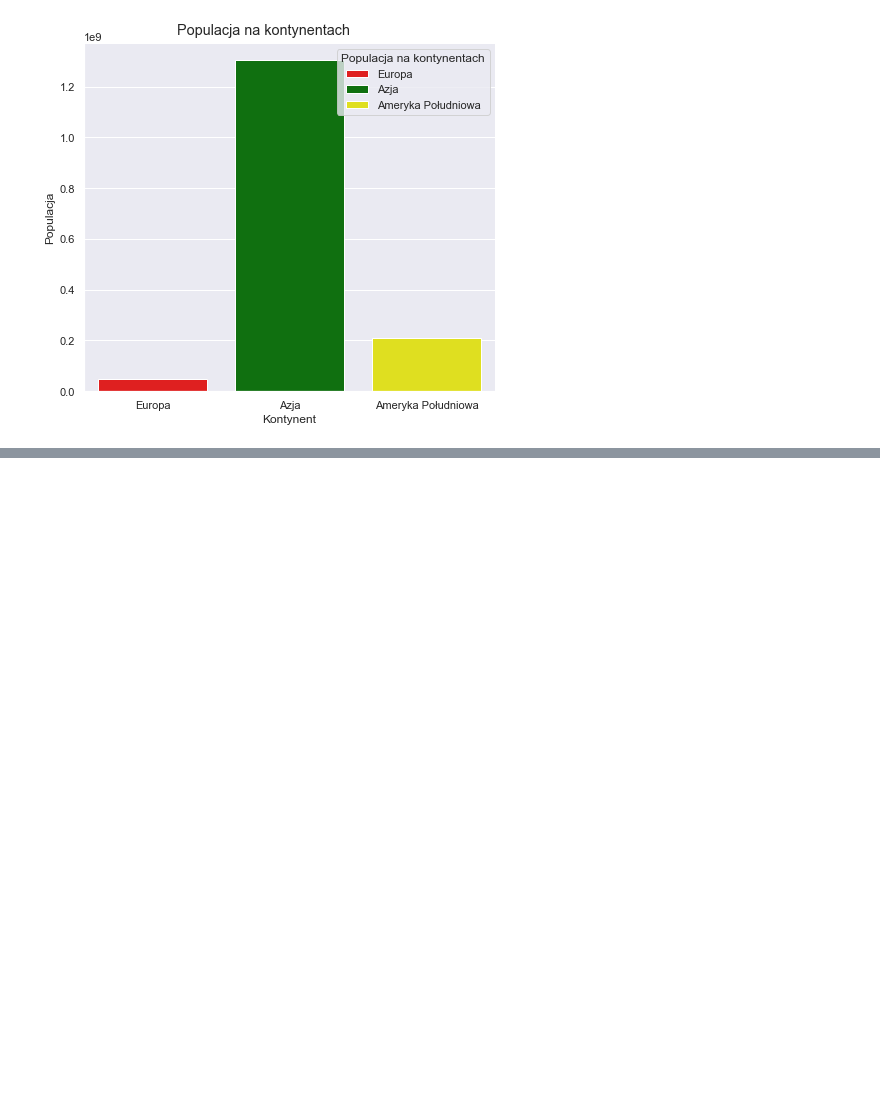
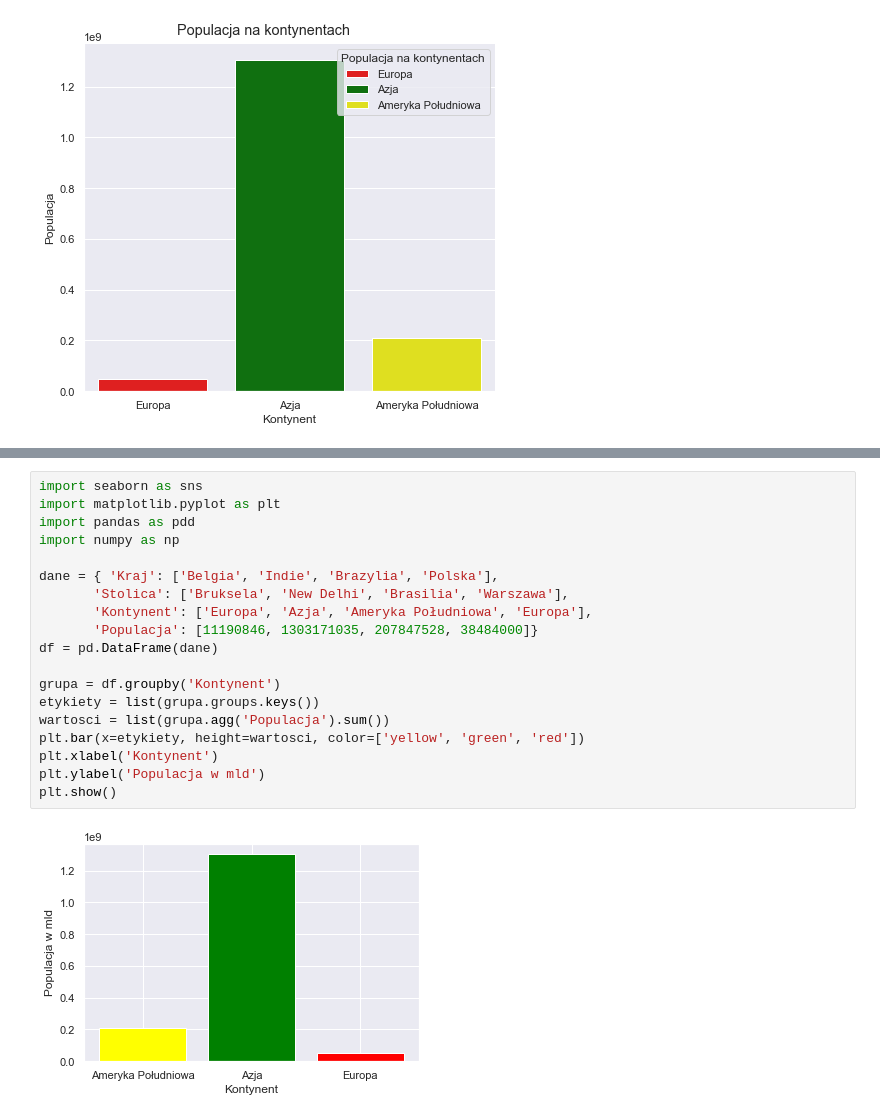
Before and after one commit to kmroz3839/WD164462, a Jupyter notebook: Untitled-1.ipynb, the cells around one changed output, grey strips where cells are left out. Cells and saved outputs as stored; diff of their text form; blank space fills up the shorter version.

```diff
--- a/Untitled-1.ipynb
+++ b/Untitled-1.ipynb
@@ -98,0 +99,21 @@ plt.show()
+# %%
+import seaborn as sns
+import matplotlib.pyplot as plt
+import pandas as pdd
+import numpy as np
+
+dane = { 'Kraj': ['Belgia', 'Indie', 'Brazylia', 'Polska'],
+       'Stolica': ['Bruksela', 'New Delhi', 'Brasilia', 'Warszawa'],
+       'Kontynent': ['Europa', 'Azja', 'Ameryka Południowa', 'Europa'],
+       'Populacja': [11190846, 1303171035, 207847528, 38484000]}
+df = pd.DataFrame(dane)
+
+grupa = df.groupby('Kontynent')
+etykiety = list(grupa.groups.keys())
+wartosci = list(grupa.agg('Populacja').sum())
+plt.bar(x=etykiety, height=wartosci, color=['yellow', 'green', 'red'])
+plt.xlabel('Kontynent')
+plt.ylabel('Populacja w mld')
+plt.show()
+# %% [output]
+[figure, added]
```
Also changed, not shown: parts of 3 cells of this notebook.
